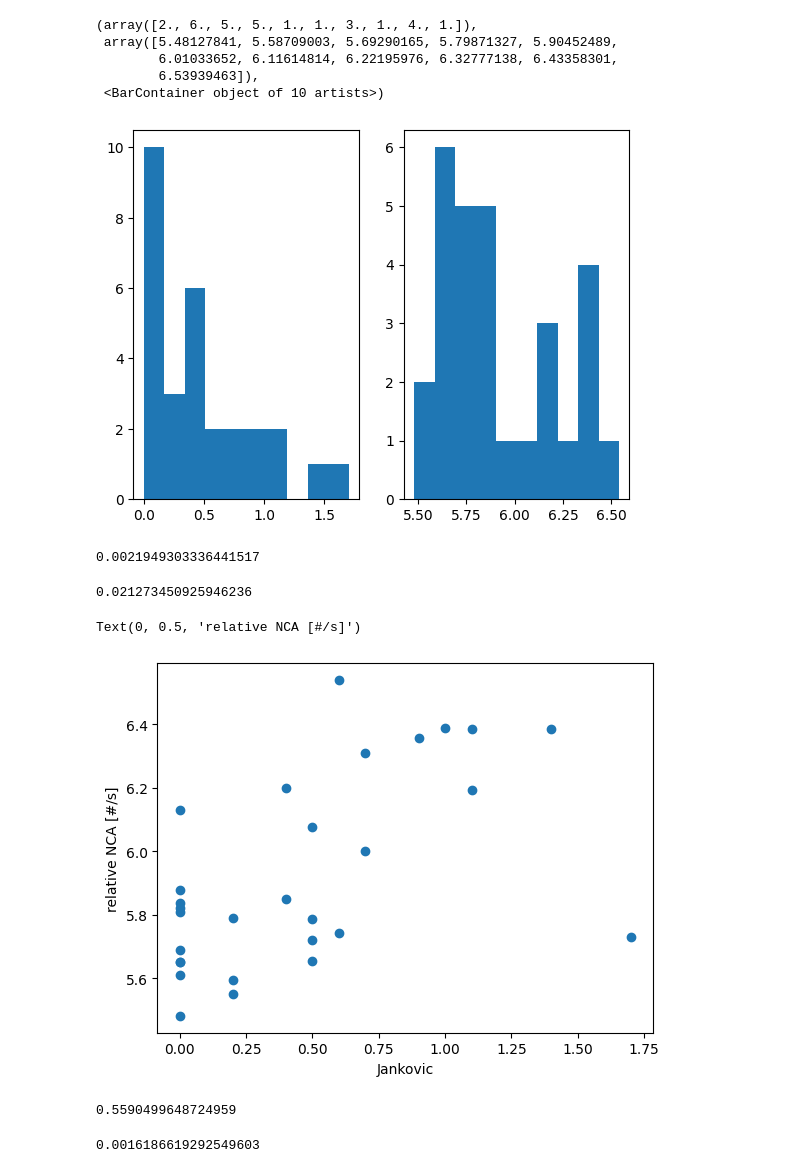
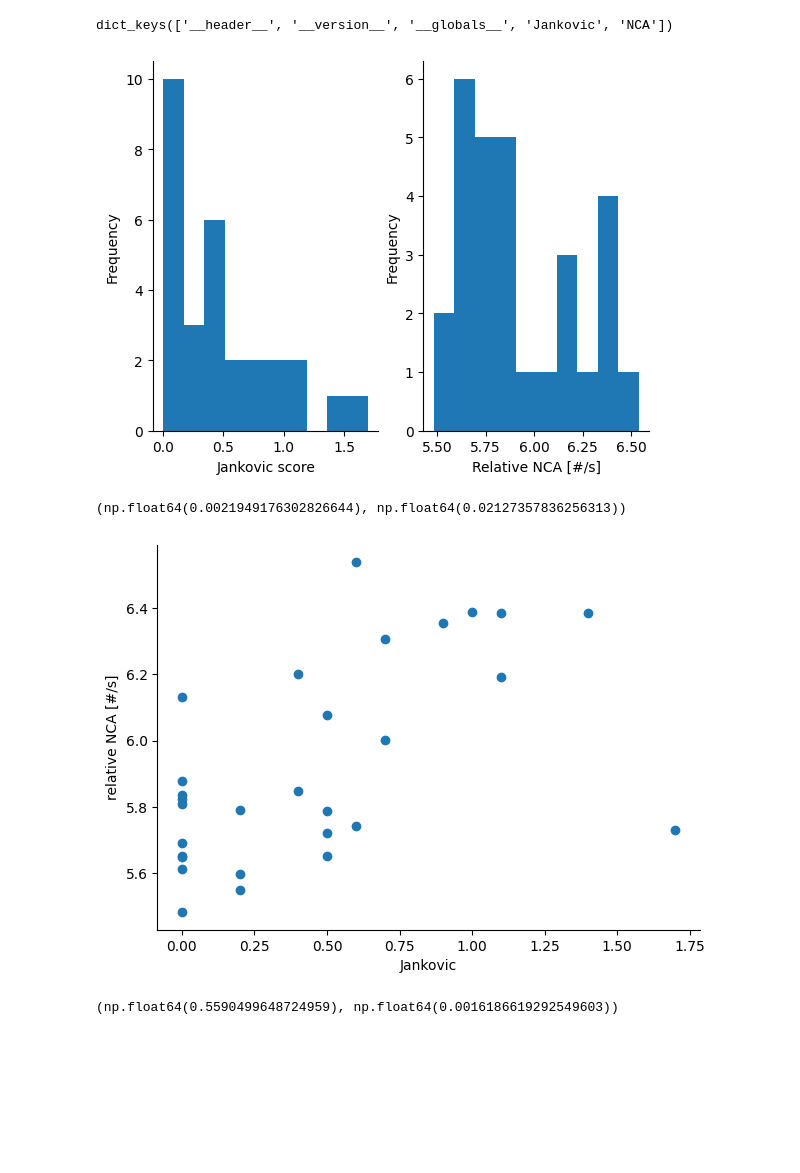
Before and after one commit to francescodesantis/corso_progetto, a Jupyter notebook: statistica_esercitazione2/python/Esercizio_3.ipynb, the cells around one changed output. Cells and saved outputs as stored; diff of their text form; code cells hidden in the pictures; blank space fills up the shorter version.

```diff
--- a/statistica_esercitazione2/python/Esercizio_3.ipynb
+++ b/statistica_esercitazione2/python/Esercizio_3.ipynb
@@ -6,6 +6,7 @@ from scipy.stats import norm, spearmanr,pearsonr,normaltest
 from scipy.stats import shapiro
 # %%
 # Load MATLAB data
-data = scipy.io.loadmat('Data_example6.mat')
-Jankovic = data['Jankovic']
-NCA = data['NCA']
+data = scipy.io.loadmat('../Data_example6.mat')
+data.keys()
+# %% [output]
+dict_keys(['__header__', '__version__', '__globals__', 'Jankovic', 'NCA'])
@@ -12,45 +16,40 @@ NCA = data['NCA']
 # %%
 # Visualizzazione preliminare dei dati
-plt.subplot(1, 2, 1)
-plt.hist(Jankovic)
-plt.subplot(1, 2, 2)
-plt.hist(NCA)
+
+fig, axs = plt.subplots(1, 2)
+# Plot histograms
+axs[0].hist(Jankovic)
+axs[0].set_xlabel('Jankovic score')
+axs[0].set_ylabel('Frequency')
+axs[1].set_xlabel('Relative NCA [#/s]')
+axs[1].set_ylabel('Frequency')
+axs[1].hist(NCA)
+# Turn off the top and right spines for both subplots
+for ax in axs:
+    ax.spines['top'].set_visible(False)
+    ax.spines['right'].set_visible(False)
 # %% [output]
-(array([2., 6., 5., 5., 1., 1., 3., 1., 4., 1.]),
- array([5.48127841, 5.58709003, 5.69290165, 5.79871327, 5.90452489,
-        6.01033652, 6.11614814, 6.22195976, 6.32777138, 6.43358301,
-        6.53939463]),
- <BarContainer object of 10 artists>)
-[figure, old version]
+[figure, new version]
 # %%
 # Test di normalità
 _, p1 = shapiro(Jankovic)
 _, p2 = shapiro(NCA)
+p1, p2
+# %% [output]
+(np.float64(0.0021949176302826644), np.float64(0.02127357836256313))
-# %%
-p1
-# %% [output]
-0.0021949303336441517
-# %%
-p2
-# %% [output]
-0.021273450925946236
 # %%
 # Rappresentazione dei dati: scatter plot
-plt.figure()
-plt.scatter(Jankovic, NCA)
-plt.xlabel('Jankovic')
-plt.ylabel('relative NCA [#/s]')
+fig, ax = plt.subplots(figsize = (7,5))
+ax.scatter(Jankovic, NCA)
+ax.set_xlabel('Jankovic')
+ax.set_ylabel('relative NCA [#/s]')
+ax.spines['top'].set_visible(False)
+ax.spines['right'].set_visible(False)
 # %% [output]
-Text(0, 0.5, 'relative NCA [#/s]')
-[figure, old version]
+[figure, new version]
 # %%
 # Correlazione
 rho, pval = spearmanr(Jankovic, NCA)
+rho, pval
+# %% [output]
+(np.float64(0.5590499648724959), np.float64(0.0016186619292549603))
-# %%
-rho
-# %% [output]
-0.5590499648724959
-# %%
-pval
-# %% [output]
-0.0016186619292549603
```
Also changed, not shown: parts of 4 cells of this notebook, 5 other files.
